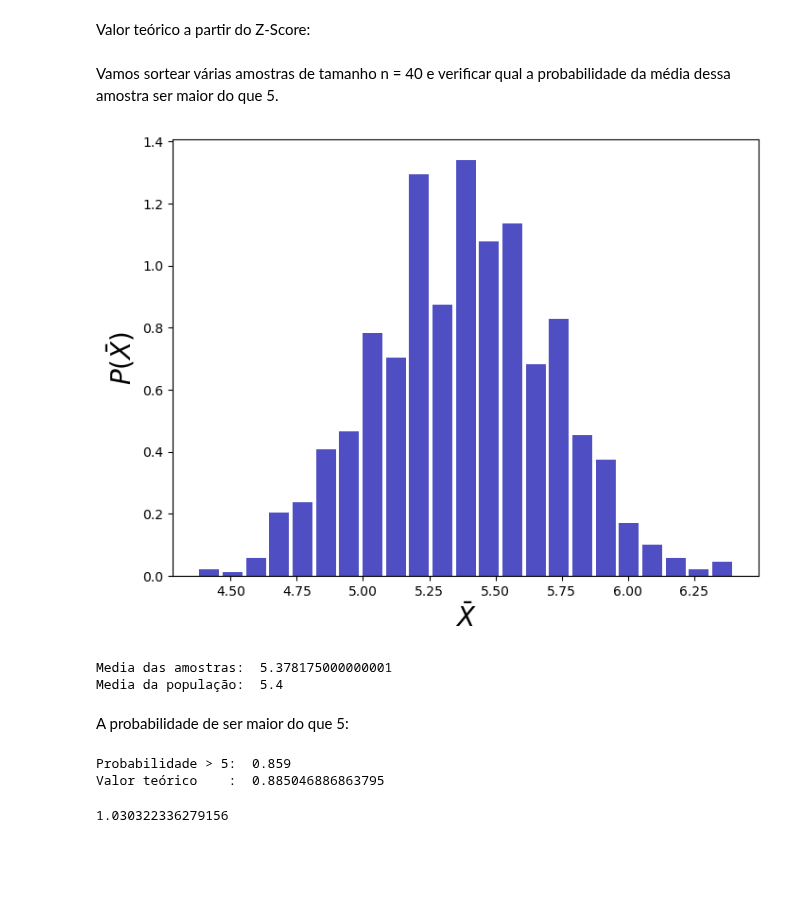
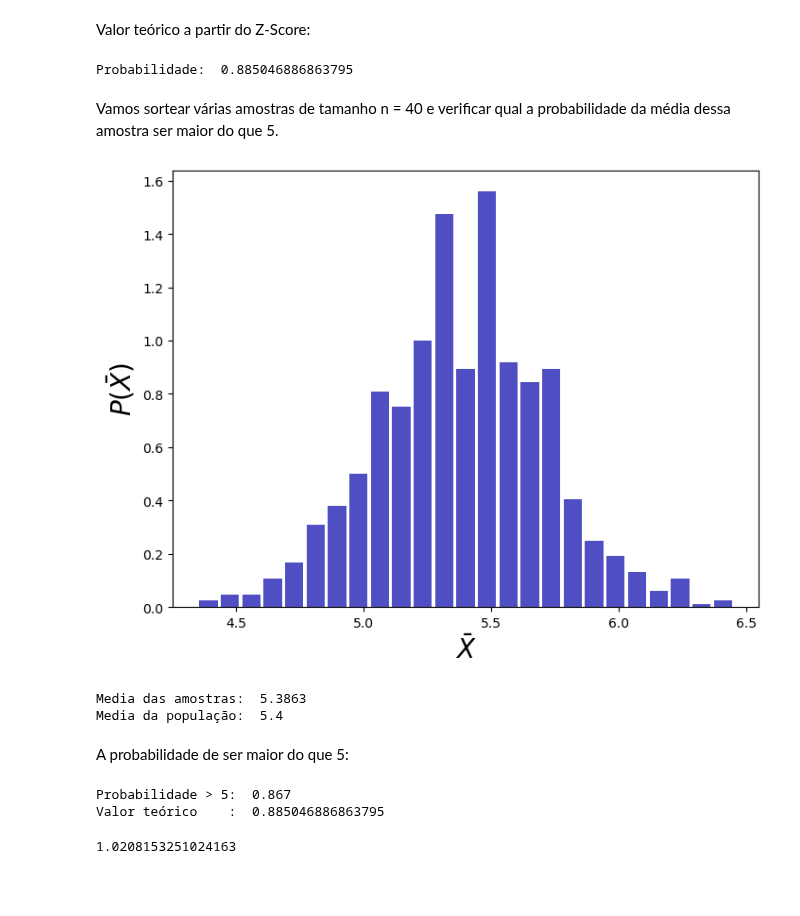
Before and after one commit to remarchese/DS_Hypera_960, a Jupyter notebook: 04 - Distribuição Normal e Teorema Central do Limite.ipynb, the cells around one changed output. Drawn from its saved outputs; the diff is of its cells as text; code cells hidden in the pictures.

```diff
--- a/04 - Distribuição Normal e Teorema Central do Limite.ipynb
+++ b/04 - Distribuição Normal e Teorema Central do Limite.ipynb
@@ -296,4 +426,30 @@ plt.show()
 # %% [markdown]
 Valor teórico a partir do Z-Score:
+# %%
+# Função para calcaur a probabilidade pelo Z Score
+import scipy.stats as st
+
+# Define a média
+mu = E
+
+# Define o desvio padrão
+sigma = np.sqrt(V)
+
+# Tamanho da amostra
+n = 40
+
+# X a verificar
+x = 5
+
+# Z-score
+Z = (x - mu) / (sigma / np.sqrt(n))
+
+# Calculo da probabilidade
+prob = 1 - st.norm.cdf(Z)
+
+# PRint da probabilidade
+print('Probabilidade: ', prob)
+# %% [output]
+Probabilidade:  0.885046886863795
 # %% [markdown]
 Vamos sortear várias amostras de tamanho n = 40 e verificar qual a probabilidade da média dessa amostra ser maior do que 5.
@@ -300,17 +458,57 @@ Vamos sortear várias amostras de tamanho n = 40 e verificar qual a probabilidad
 # %%
+# Tamanho de amostras
+n = 40
+
+# numero de simulações
+ns = 1000
+
+# Vetor vazio para armazenar a media amostral
+vx = []  # armazena a media amostral
+
+# Loop para as simulações
+for s in range(0, ns):
+    A = np.random.choice(X, n, p=P)
+    vx.append(np.mean(A))
+
+# Plot do gráfico
+plt.figure(figsize=(8, 6))
+plt.hist(x=vx,
+         bins='auto',
+         color='#0504aa',
+         alpha=0.7,
+         rwidth=0.85,
+         density=True)
+plt.xlabel(r'$\bar{X}$', fontsize=20)
+plt.ylabel(r'$P(\bar{X})$', fontsize=20)
+plt.show()
+
+# Print das metricas
+print("Media das amostras: ", np.mean(vx))
+print("Media da população: ", E)
 # %% [output]
-[figure, old version]
+[figure, new version]
-Media das amostras:  5.378175000000001
+Media das amostras:  5.3863
 Media da população:  5.4
 # %% [markdown]
 A probabilidade de ser maior do que 5:
 # %%
+prob_s = 0
+
+for i in range(0, len(vx)):
+    if (vx[i] > 5):
+        prob_s = prob_s + 1
+
+prob_s = prob_s / len(vx)
+
+print("Probabilidade > 5: ", prob_s)
+print("Valor teórico    : ", prob)
 # %% [output]
-Probabilidade > 5:  0.859
+Probabilidade > 5:  0.867
 Valor teórico    :  0.885046886863795
 # %%
+prob/prob_s
 # %% [output]
-1.030322336279156
+1.0208153251024163
 # %% [markdown]
 ##
 # %% [markdown]
```
Also changed, not shown: parts of 8 cells of this notebook.
